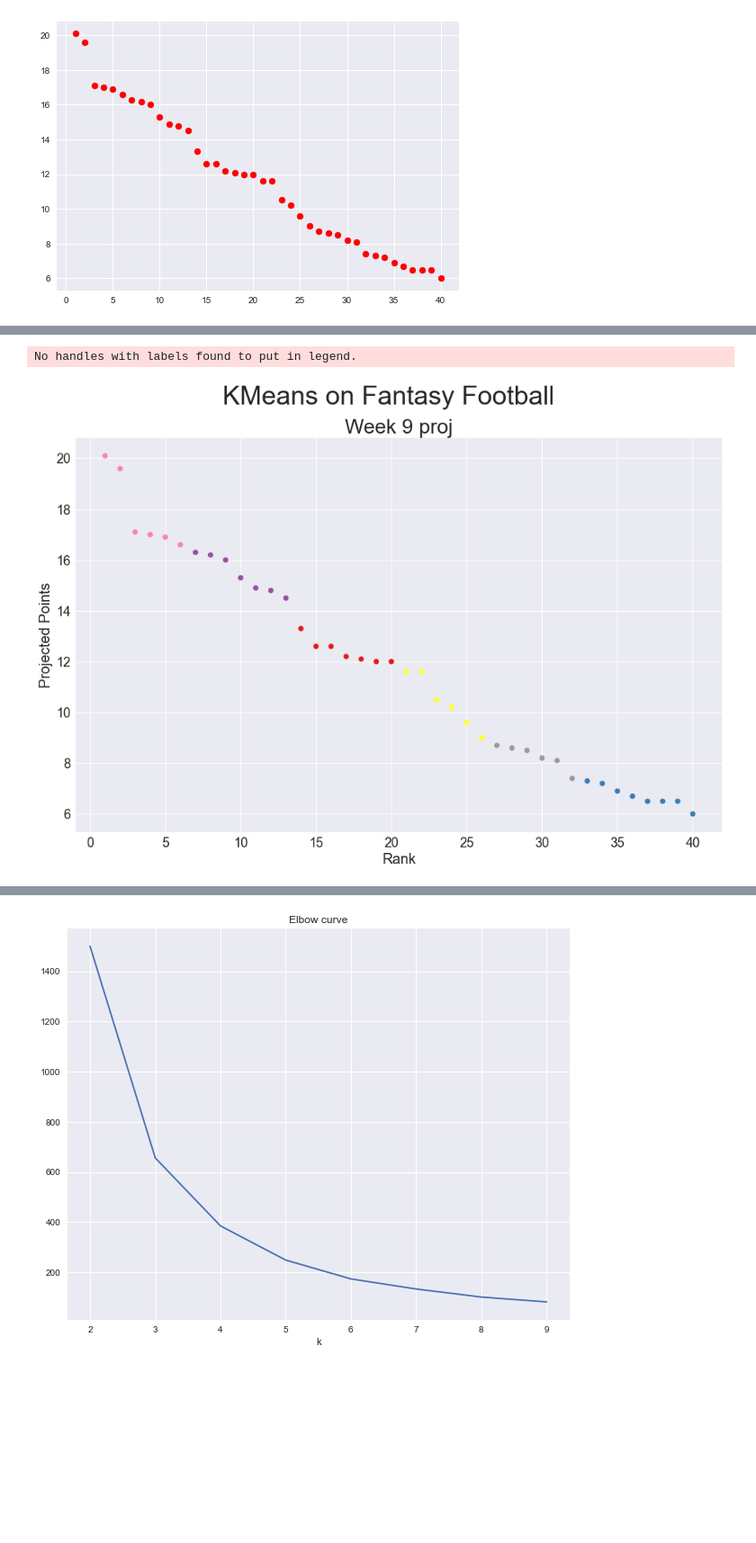
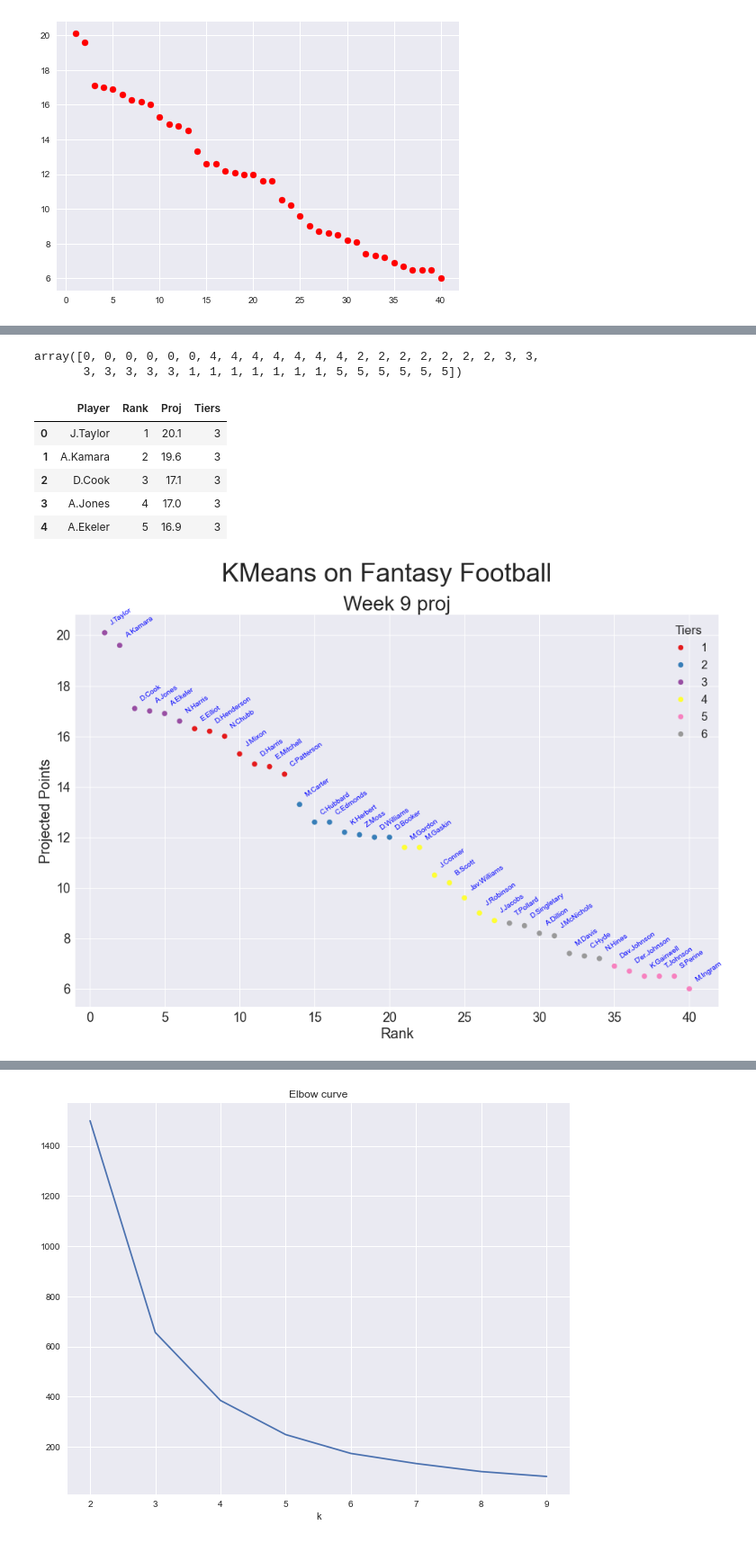
Before and after one commit to cyborgsage/ff_tx_throwdown, a Jupyter notebook: kmeans_ff.ipynb, the cells around one changed output, grey strips where cells are left out. Shown: that part at 90% size. Drawn from its saved outputs; the diff is of its cells as text; code cells hidden in the pictures; blank space fills up the shorter version.

```diff
--- a/kmeans_ff.ipynb
+++ b/kmeans_ff.ipynb
@@ -51,19 +51,42 @@ array([[17.        , 12.4       ],
 # %%
 predicted_clusters = model.predict(reordered_df)
+# %%
+predicted_clusters
+# %% [output]
+array([0, 0, 0, 0, 0, 0, 4, 4, 4, 4, 4, 4, 4, 2, 2, 2, 2, 2, 2, 2, 3, 3,
+       3, 3, 3, 3, 3, 1, 1, 1, 1, 1, 1, 1, 5, 5, 5, 5, 5, 5])
+# %%
+pre_labeled_df = reordered_df.reset_index()
+# %%
+labeled_df = pd.concat([pre_labeled_df, pd.DataFrame(model.labels_,
+                        columns=['Tiers'])], axis=1)
+labeled_df['Tiers'].replace({4:1,0:3,3:4,1:6}, inplace=True)
+labeled_df.head()
+# %% [output]
+|  | Player | Rank | Proj | Tiers |
+| 0 | J.Taylor | 1 | 20.1 | 3 |
+| 1 | A.Kamara | 2 | 19.6 | 3 |
+| 2 | D.Cook | 3 | 17.1 | 3 |
+| 3 | A.Jones | 4 | 17.0 | 3 |
+| 4 | A.Ekeler | 5 | 16.9 | 3 |
+# %%
+pred_tiers = np.array(labeled_df['Tiers'])
 # %%
 X=reordered_df['Rank']
 y=reordered_df['Proj']
 # %%
 plt.figure(figsize=(16,10))
-plt.scatter(X, y, c=predicted_clusters,s=50,cmap='Set1')
+sc = plt.scatter(X, y, c=pred_tiers,s=50,cmap='Set1')
 plt.suptitle('KMeans on Fantasy Football', fontsize=36)
 plt.title('Week 9 proj', fontsize=28);
 plt.xlabel('Rank',fontsize=20)
 plt.ylabel('Projected Points',fontsize=20)
 plt.tick_params(axis="x", labelsize=18)
 plt.tick_params(axis="y", labelsize=18)
-plt.legend();
+for i in range(reordered_df.shape[0]):
+    plt.text(x=reordered_df.Rank[i]+0.3,y=reordered_df.Proj[i]+0.3,s=df.index[i],
+          fontdict=dict(color='blue',size=10),rotation=35)
+plt.legend(*sc.legend_elements(), title='Tiers', fontsize=16, title_fontsize='xx-large');
 # %% [output]
-No handles with labels found to put in legend.
-[figure, old version]
+[figure, new version]
 # %%
```
Also changed, not shown: parts of 2 cells of this notebook, 1 other file.
